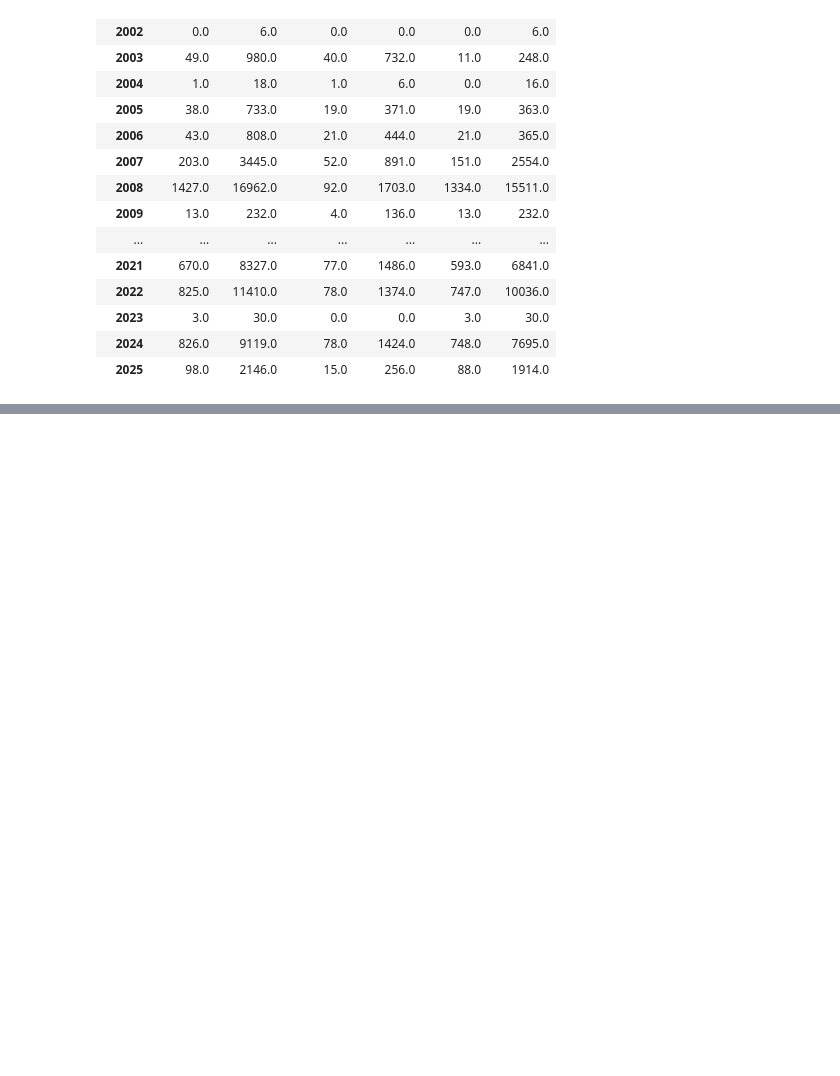
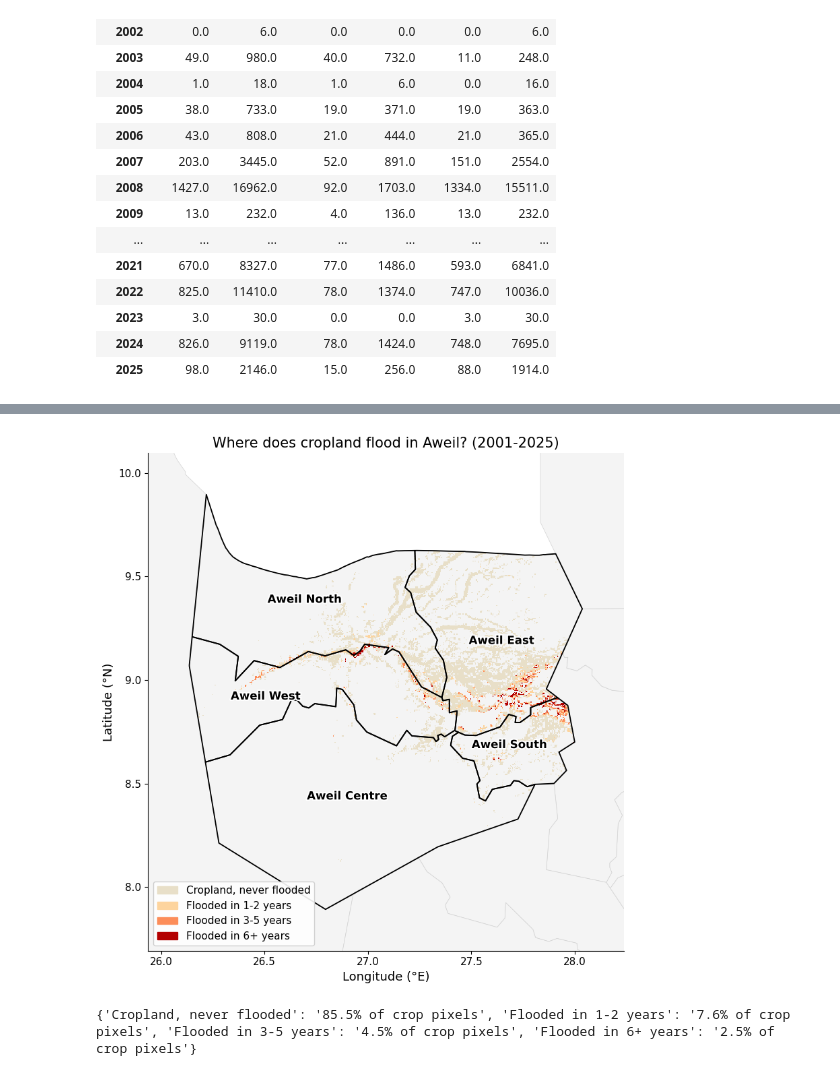
Before and after one commit to TomasTesar/JBG060_ZHL_2026, a Jupyter notebook: Cropland_analysis.ipynb, the cells around one changed output, grey strips where cells are left out. Cells and saved outputs as stored; diff of their text form; code cells hidden in the pictures; blank space fills up the shorter version.

```diff
--- a/Cropland_analysis.ipynb
+++ b/Cropland_analysis.ipynb
@@ -627,8 +652,8 @@ fig, ax = plt.subplots(figsize=(12, 5))
 crop_colors = {"Sorghum": "#c9a227", "Maize": "#e07b39", "Millet": "#8c6d46", "Rice": "#4e9a6a"}
 official = (fao_flags.fillna("A") == "A").all(axis=1).reindex(fao_share.index)
 bottom = np.zeros(len(fao_share))
-for crop, col in crop_colors.items():
-    vals = fao_share[crop].fillna(0).values
+for crop_name, col in crop_colors.items():
+    vals = fao_share[crop_name].fillna(0).values
     ax.bar(fao_share.index, vals, bottom=bottom, color=col, edgecolor="white", linewidth=0.5)
     bottom += vals
 for x, flags, ok in zip(fao_share.index, fao_table["Flags (S/Mz/Mi/R)"], official):
@@ -790,0 +790,54 @@ plt.show()
+# %%
+# Poster style and output folder
+import matplotlib.patheffects as pe
+from matplotlib.colors import ListedColormap, BoundaryNorm
+from matplotlib.patches import Patch
+
+POSTER = REPO / "figures" / "poster"
+POSTER.mkdir(parents=True, exist_ok=True)
+poster_rc = {"font.size": 13, "axes.titlesize": 15, "axes.labelsize": 13, "legend.fontsize": 11,
+             "xtick.labelsize": 11, "ytick.labelsize": 11, "axes.spines.top": False, "axes.spines.right": False}
+COL_REC, COL_UNU, COL_CROP, COL_AREA = "#1f5fa8", "#d95f02", "#2e7d32", "#8a8a8a"
+halo = [pe.withStroke(linewidth=3, foreground="white")]
+# %%
+# Poster figure 1 - WHERE: crop pixels coloured by the number of years they were flooded (2001-2025)
+# A crop pixel counts as flooded in a year if any of its flood pixels was flooded in any month of that year.
+fy = fc[fc.share > 0].assign(year=fc.month.dt.year)
+fy = fy[fy.year.between(2001, 2025)].drop_duplicates(["year", "row", "col"])
+years_flooded = np.zeros(crop.shape)
+np.add.at(years_flooded, (fy.row.values, fy.col.values), 1)
+
+is_crop = (crop_aweil > 0).values
+yf = np.where(is_crop, years_flooded, np.nan)
+classes = np.select([yf == 0, yf <= 2, yf <= 5, yf > 5], [0, 1, 2, 3], default=np.nan)
+classes = np.where(is_crop, classes, np.nan)
+cls_da = crop_aweil.copy(data=classes)
+
+cls_colors = ["#e8dfc8", "#fdd49e", "#fc8d59", "#b30000"]
+cls_labels = ["Cropland, never flooded", "Flooded in 1-2 years", "Flooded in 3-5 years", "Flooded in 6+ years"]
+with plt.rc_context(poster_rc):
+    fig, ax = plt.subplots(figsize=(10, 8.5))
+    a2.plot(ax=ax, facecolor="#f4f4f4", edgecolor="lightgrey", linewidth=0.5)
+    cls_da.plot(ax=ax, cmap=ListedColormap(cls_colors), norm=BoundaryNorm([-0.5, 0.5, 1.5, 2.5, 3.5], 4),
+                add_colorbar=False, add_labels=False)
+    aweil.boundary.plot(ax=ax, color="black", linewidth=1.3)
+    for _, r in aweil.iterrows():
+        p = r.geometry.representative_point()
+        ax.annotate(r.adm2_name, (p.x, p.y), ha="center", fontsize=12, weight="bold", path_effects=halo)
+    ax.legend(handles=[Patch(color=c, label=l) for c, l in zip(cls_colors, cls_labels)],
+              loc="lower left", frameon=True, framealpha=0.9)
+    ax.set_xlim(minx - 0.2, maxx + 0.2)
+    ax.set_ylim(miny - 0.2, maxy + 0.2)
+    ax.set_aspect("equal")
+    ax.set_xlabel("Longitude (°E)")
+    ax.set_ylabel("Latitude (°N)")
+    ax.set_title("Where does cropland flood in Aweil? (2001-2025)")
+    plt.tight_layout()
+    fig.savefig(POSTER / "fig1_where_cropland_floods.png", dpi=300, bbox_inches="tight")
+    plt.show()
+
+n_crop = is_crop.sum()
+print({l: f"{100 * (classes == k).sum() / n_crop:.1f}% of crop pixels" for k, l in enumerate(cls_labels)})
+# %% [output]
+[figure, added]
+{'Cropland, never flooded': '85.5% of crop pixels', 'Flooded in 1-2 years': '7.6% of crop pixels', 'Flooded in 3-5 years': '4.5% of crop pixels', 'Flooded in 6+ years': '2.5% of crop pixels'}
```
Also changed, not shown: parts of 6 cells of this notebook, 13 other files.
